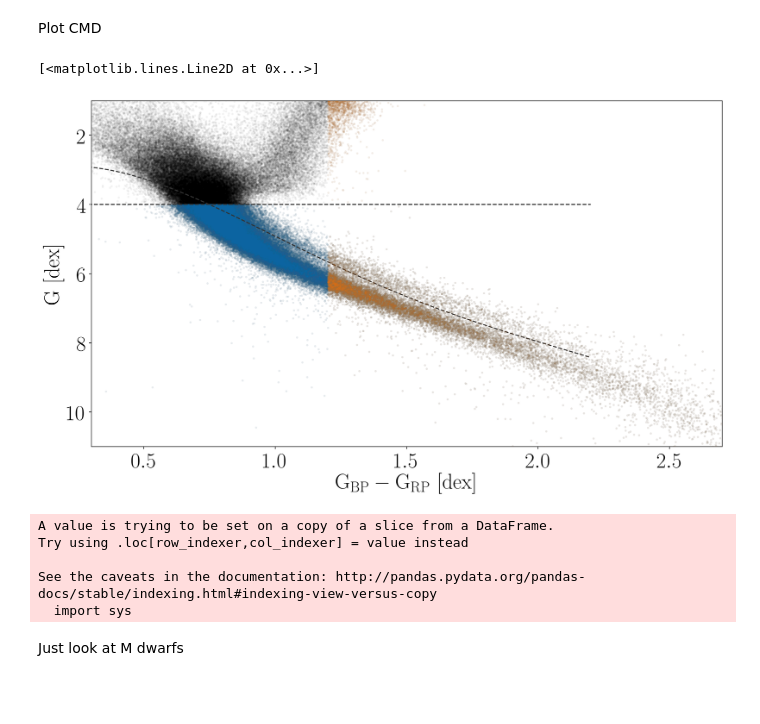
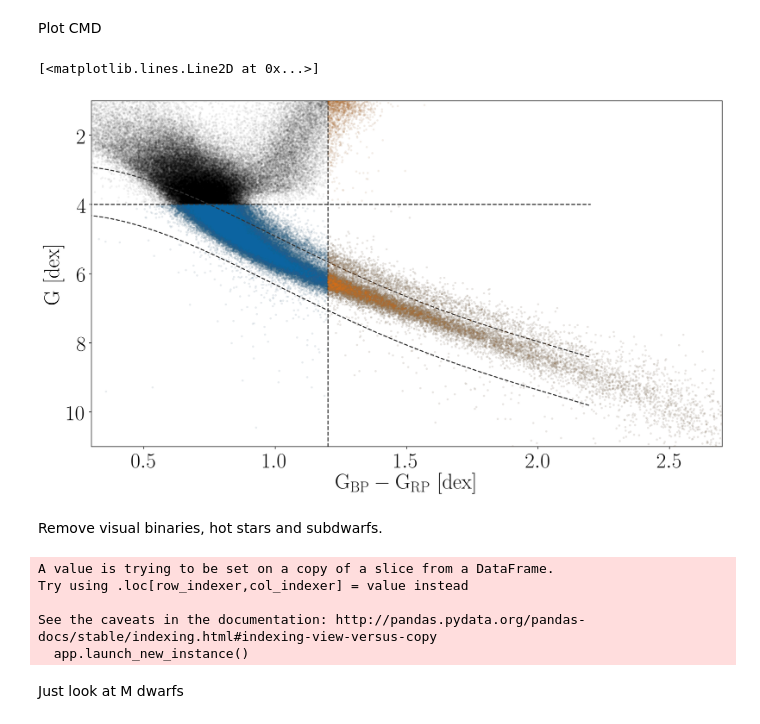
Before and after one commit to RuthAngus/kinematics-and-rotation, a Jupyter notebook: mass-dependent-heating.ipynb, the cells around one changed output. Drawn from its saved outputs; the diff is of its cells as text; code cells hidden in the pictures; blank space fills up the shorter version.

```diff
--- a/mass-dependent-heating.ipynb
+++ b/mass-dependent-heating.ipynb
@@ -21,7 +26,7 @@ Download Gaia catalog
 import astropy.utils as au
 from astropy.io import fits
 
-gaia_url = "https://dl.dropboxusercontent.com/s/xo1n12fxzgzybny/kepler_dr2_1arcsec.fits?dl=0"
+gaia_url = "kepler_dr2_1arcsec.fits"
 
 with fits.open(gaia_url) as data:
     gaia = pd.DataFrame(data[1].data, dtype="float64")
@@ -32,6 +37,10 @@ print(np.shape(gaia))
 sn = gaia.parallax.values/gaia.parallax_error.values
 
 m = (sn > 10) * (gaia.parallax.values > 0) * np.isfinite(gaia.parallax.values)
+
+# Remove stars with excess noise.
+m &= gaia.astrometric_excess_noise.values < 5
+
 gaia = gaia.iloc[m]
 print(np.shape(gaia))
 # %% [output]
@@ -137,47 +148,60 @@ Plot CMD
 # %%
 plt.figure(figsize=(16, 9), dpi=200)
 plt.plot(gaia_kep.bp_dered - gaia_kep.rp_dered, gaia_kep.abs_G,
          "k.", alpha=.05, mec="none", rasterized=True, zorder=0)
 plt.xlabel("$\mathrm{G_{BP}-G_{RP}~[dex]}$")
 plt.ylabel("$\mathrm{G~[dex]}$")
 plt.ylim(11, 1)
 plt.xlim(.3, 2.7);
 
 subcut = 4
 colorcut = 1.2
 mcolor = (gaia_kep.bp_dered - gaia_kep.rp_dered) > colorcut
 m = gaia_kep.abs_G.values > subcut
 
 x = gaia_kep.bp_dered[m] - gaia_kep.rp_dered[m]
 y = gaia_kep.abs_G[m]
 plt.plot(x, y, ".", alpha=.05, rasterized=True, zorder=1, mec="none")
 
 w = np.polyfit(x, y, 6)
 
-minb, maxb, extra = 0, 2.2, .4
+minb, maxb, extra, subdwarf = 0, 2.2, .4, 1  # 2.2
 xs = np.linspace(minb, maxb, 1000)
 plt.plot(xs, np.polyval(w, xs) - extra, "--", color=".2")
+plt.plot(xs, np.polyval(w, xs) + subdwarf, "--", color=".2", zorder=5)
 plt.plot(xs, np.ones_like(xs)*subcut, "--", color=".2")
+plt.plot(np.ones(100)*colorcut, np.linspace(0, 11, 100), "--", color=".2")
 
 plt.plot(gaia_kep.bp_dered.values[mcolor] - gaia_kep.rp_dered.values[mcolor], gaia_kep.abs_G.values[mcolor],
          "C1.", alpha=.05, rasterized=True, zorder=3, mec="none")
 # %% [output]
 [<matplotlib.lines.Line2D at 0x...>]
-[figure, old version]
+[figure, new version]
+# %% [markdown]
+Remove visual binaries, hot stars and subdwarfs.
 # %%
 m = (minb < gaia_kep.bp_dered - gaia_kep.rp_dered) * (gaia_kep.bp_dered - gaia_kep.rp_dered < maxb)
 m &= (gaia_kep.abs_G < np.polyval(w, gaia_kep.bp_dered - gaia_kep.rp_dered) - extra) \
     + (subcut > gaia_kep.abs_G)
 
+_m = np.ones(len(m))
+_m[m] = np.zeros(sum(m))
+_m = _m == 1
+
+# Remove subdwarfs
+_m &= (gaia_kep.abs_G < np.polyval(w, gaia_kep.bp_dered - gaia_kep.rp_dered) + subdwarf) \
+    | (gaia_kep.bp_dered - gaia_kep.rp_dered > maxb)
+
 flag = np.zeros(len(gaia_kep))
-flag[~m] = np.ones(len(flag[~m]))
+# flag[~m] = np.ones(len(flag[~m]))
+flag[_m] = np.ones(len(flag[_m]))
 gaia_kep["flag"] = flag
 # %% [output]
 A value is trying to be set on a copy of a slice from a DataFrame.
 Try using .loc[row_indexer,col_indexer] = value instead
 
 See the caveats in the documentation: http://pandas.pydata.org/pandas-docs/stable/indexing.html#indexing-view-versus-copy
-  import sys
+  app.launch_new_instance()
 # %% [markdown]
 Just look at M dwarfs
 # %%
```
Also changed, not shown: parts of 32 cells of this notebook, 6 other files.
